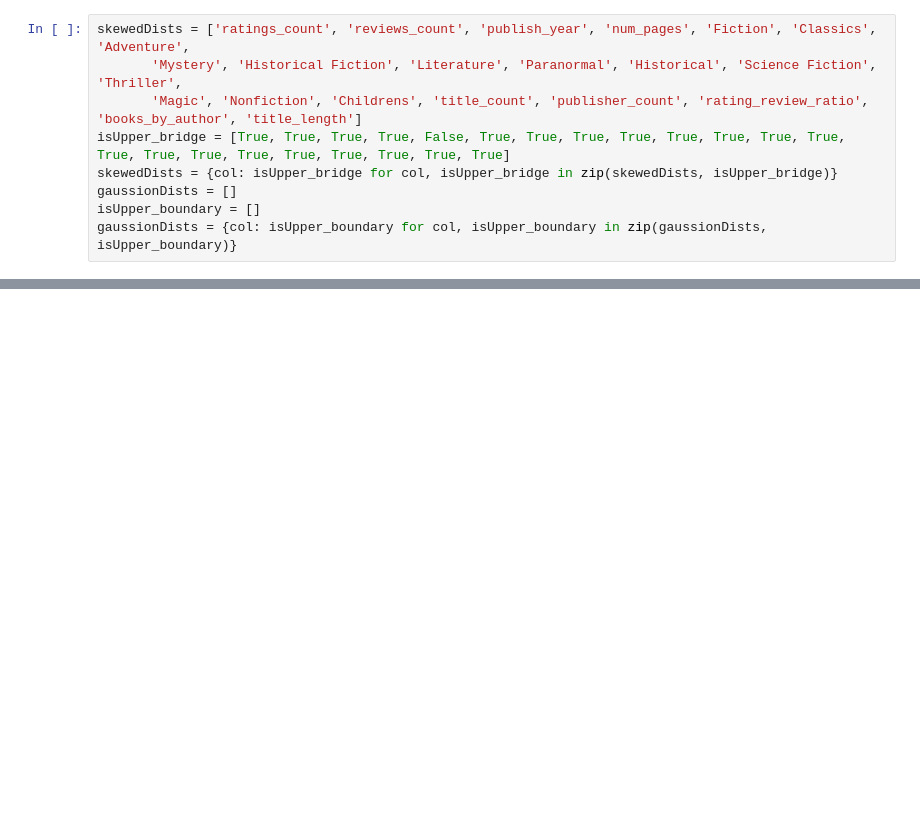
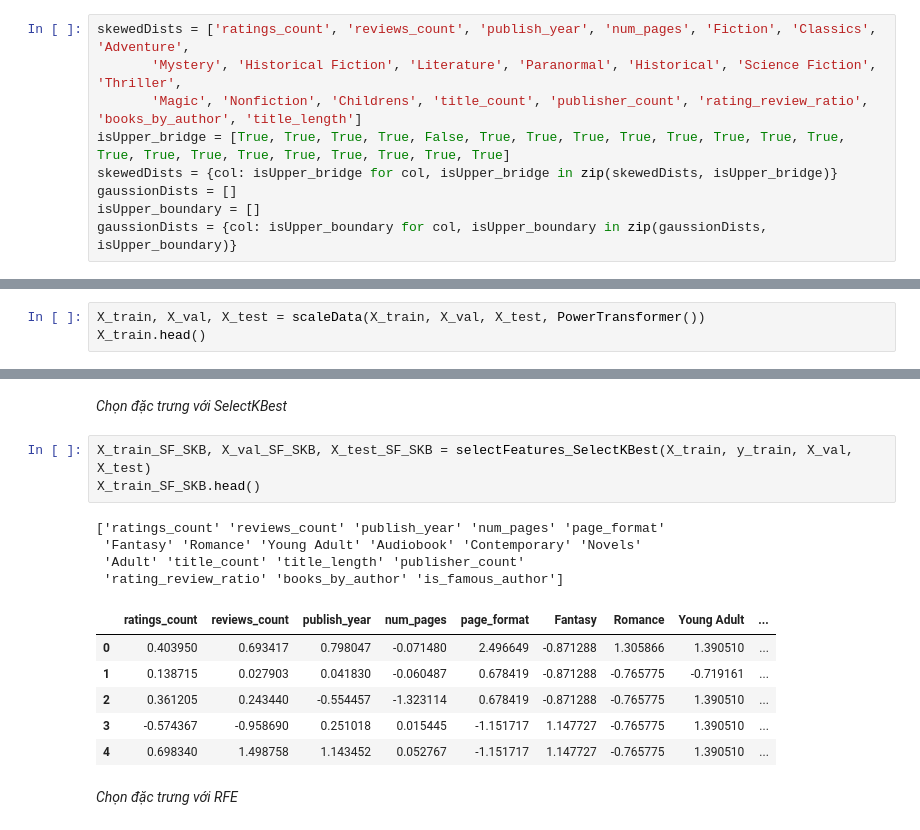
Before and after one commit to legitb0y/KHDL_CK_DCD, a Jupyter notebook: main_10000.ipynb, the cells around one changed output, grey strips where cells are left out. Cells and saved outputs as stored; diff of their text form; blank space fills up the shorter version.

```diff
--- a/main_10000.ipynb
+++ b/main_10000.ipynb
@@ -574,0 +499,3 @@ result
+# %%
+X_train, X_val, X_test = scaleData(X_train, X_val, X_test, PowerTransformer())
+X_train.head()
@@ -574,0 +524,18 @@ result
+# %% [markdown]
+*Chọn đặc trưng với SelectKBest*
+# %%
+X_train_SF_SKB, X_val_SF_SKB, X_test_SF_SKB = selectFeatures_SelectKBest(X_train, y_train, X_val, X_test)
+X_train_SF_SKB.head()
+# %% [output]
+['ratings_count' 'reviews_count' 'publish_year' 'num_pages' 'page_format'
+ 'Fantasy' 'Romance' 'Young Adult' 'Audiobook' 'Contemporary' 'Novels'
+ 'Adult' 'title_count' 'title_length' 'publisher_count'
+ 'rating_review_ratio' 'books_by_author' 'is_famous_author']
+|  | ratings_count | reviews_count | publish_year | num_pages | page_format | Fantasy | Romance | Young Adult | ... |
+| 0 | 0.403950 | 0.693417 | 0.798047 | -0.071480 | 2.496649 | -0.871288 | 1.305866 | 1.390510 | ... |
+| 1 | 0.138715 | 0.027903 | 0.041830 | -0.060487 | 0.678419 | -0.871288 | -0.765775 | -0.719161 | ... |
+| 2 | 0.361205 | 0.243440 | -0.554457 | -1.323114 | 0.678419 | -0.871288 | -0.765775 | 1.390510 | ... |
+| 3 | -0.574367 | -0.958690 | 0.251018 | 0.015445 | -1.151717 | 1.147727 | -0.765775 | 1.390510 | ... |
+| 4 | 0.698340 | 1.498758 | 1.143452 | 0.052767 | -1.151717 | 1.147727 | -0.765775 | 1.390510 | ... |
+# %% [markdown]
+*Chọn đặc trưng với RFE*
```
Also changed, not shown: parts of 108 cells of this notebook.
